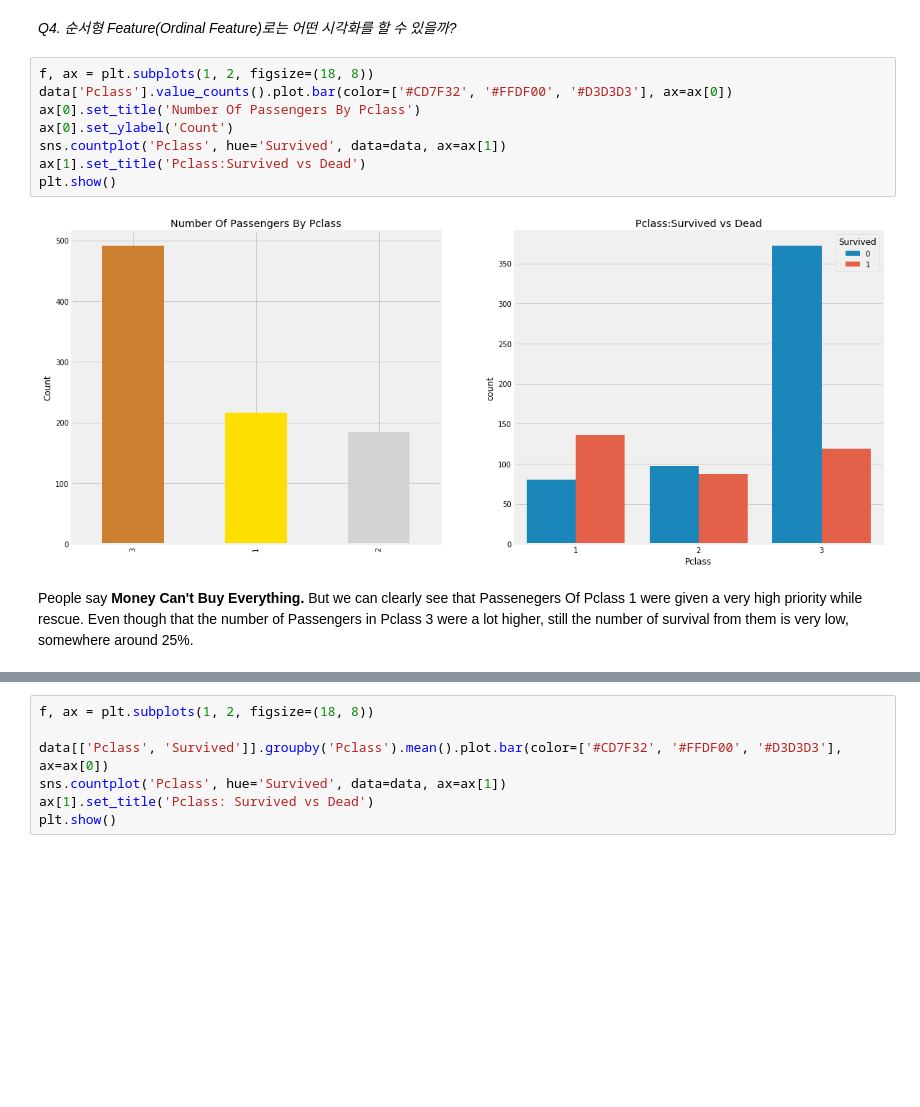
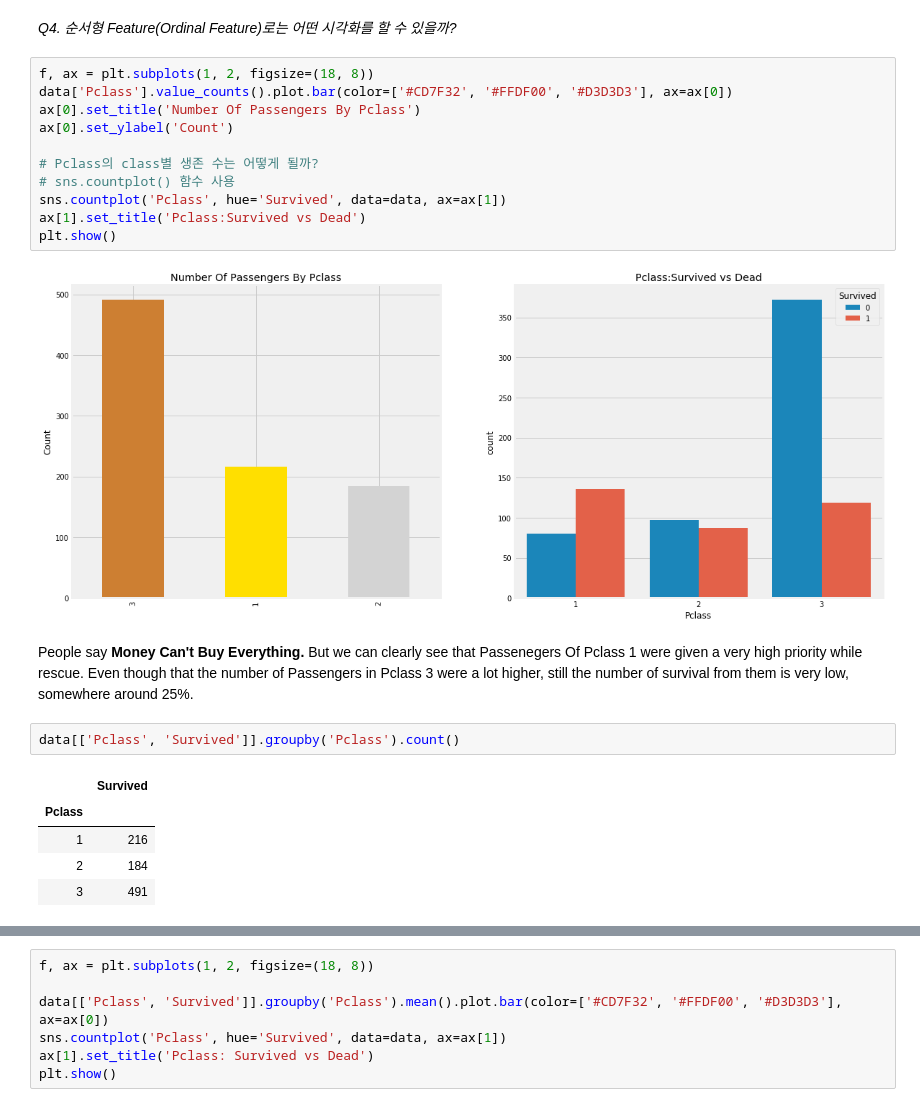
Before and after one commit to Steve-YJ/Explore-Kaggle, a Jupyter notebook: 01. Titanic/01. Kaggle-Titanic.ipynb, the cells around one changed output, grey strips where cells are left out. Drawn from its saved outputs; the diff is of its cells as text; blank space fills up the shorter version.

```diff
--- a/01. Titanic/01. Kaggle-Titanic.ipynb
+++ b/01. Titanic/01. Kaggle-Titanic.ipynb
@@ -219,6 +245,9 @@ f, ax = plt.subplots(1, 2, figsize=(18, 8))
 data['Pclass'].value_counts().plot.bar(color=['#CD7F32', '#FFDF00', '#D3D3D3'], ax=ax[0])
 ax[0].set_title('Number Of Passengers By Pclass')
 ax[0].set_ylabel('Count')
+
+# Pclass의 class별 생존 수는 어떻게 될까?
+# sns.countplot() 함수 사용
 sns.countplot('Pclass', hue='Survived', data=data, ax=ax[1])
 ax[1].set_title('Pclass:Survived vs Dead')
 plt.show()
@@ -226,3 +255,11 @@ plt.show()
 [figure]
 # %% [markdown]
 People say **Money Can't Buy Everything.** But we can clearly see that Passenegers Of Pclass 1 were given a very high priority while rescue. Even though that the number of Passengers in Pclass 3 were a lot higher, still the number of survival from them is very low, somewhere around 25%.
+# %%
+data[['Pclass', 'Survived']].groupby('Pclass').count()
+# %% [output]
+|  | Survived |
+| Pclass |  |
+| 1 | 216 |
+| 2 | 184 |
+| 3 | 491 |
```
Also changed, not shown: parts of 19 cells of this notebook.
